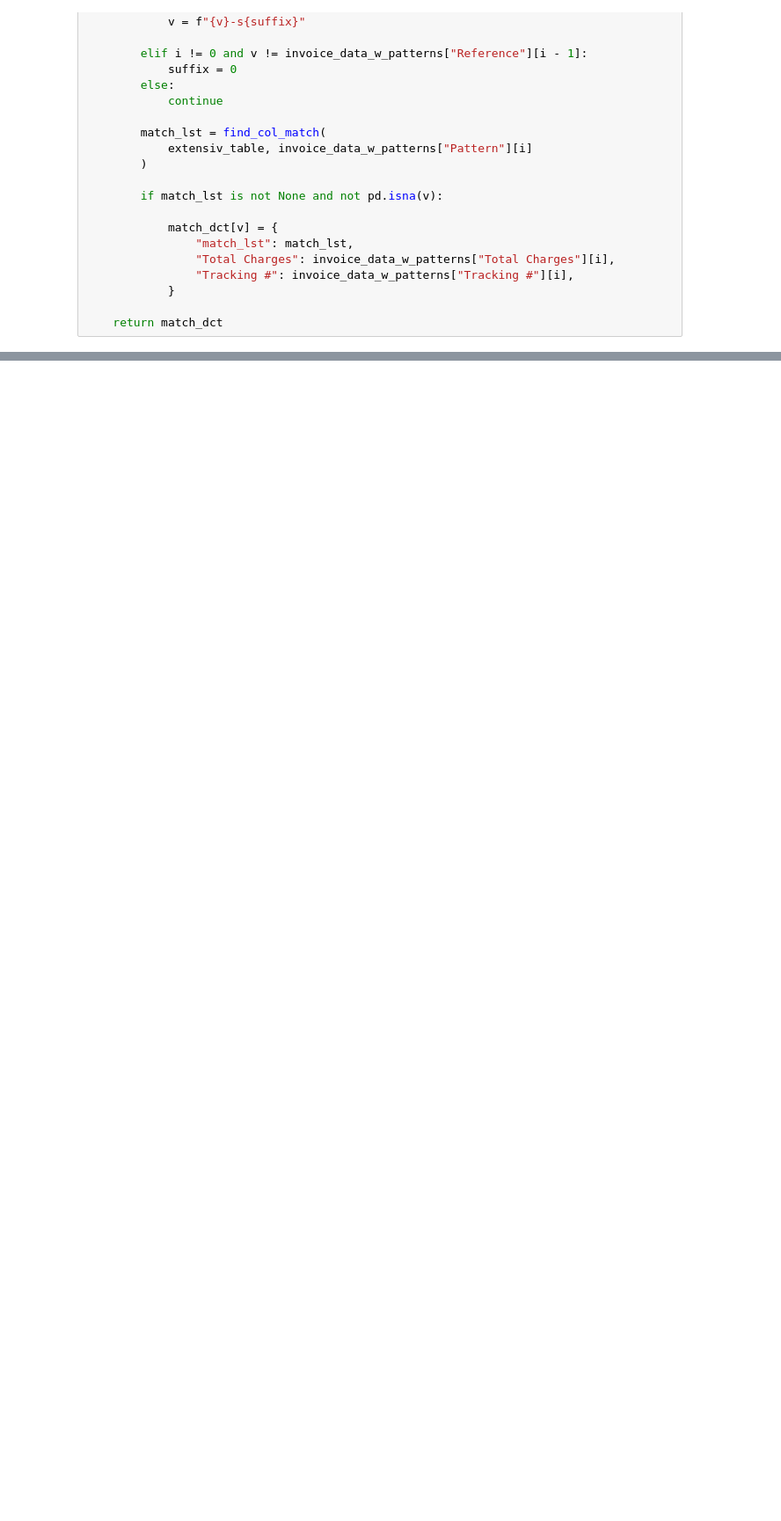
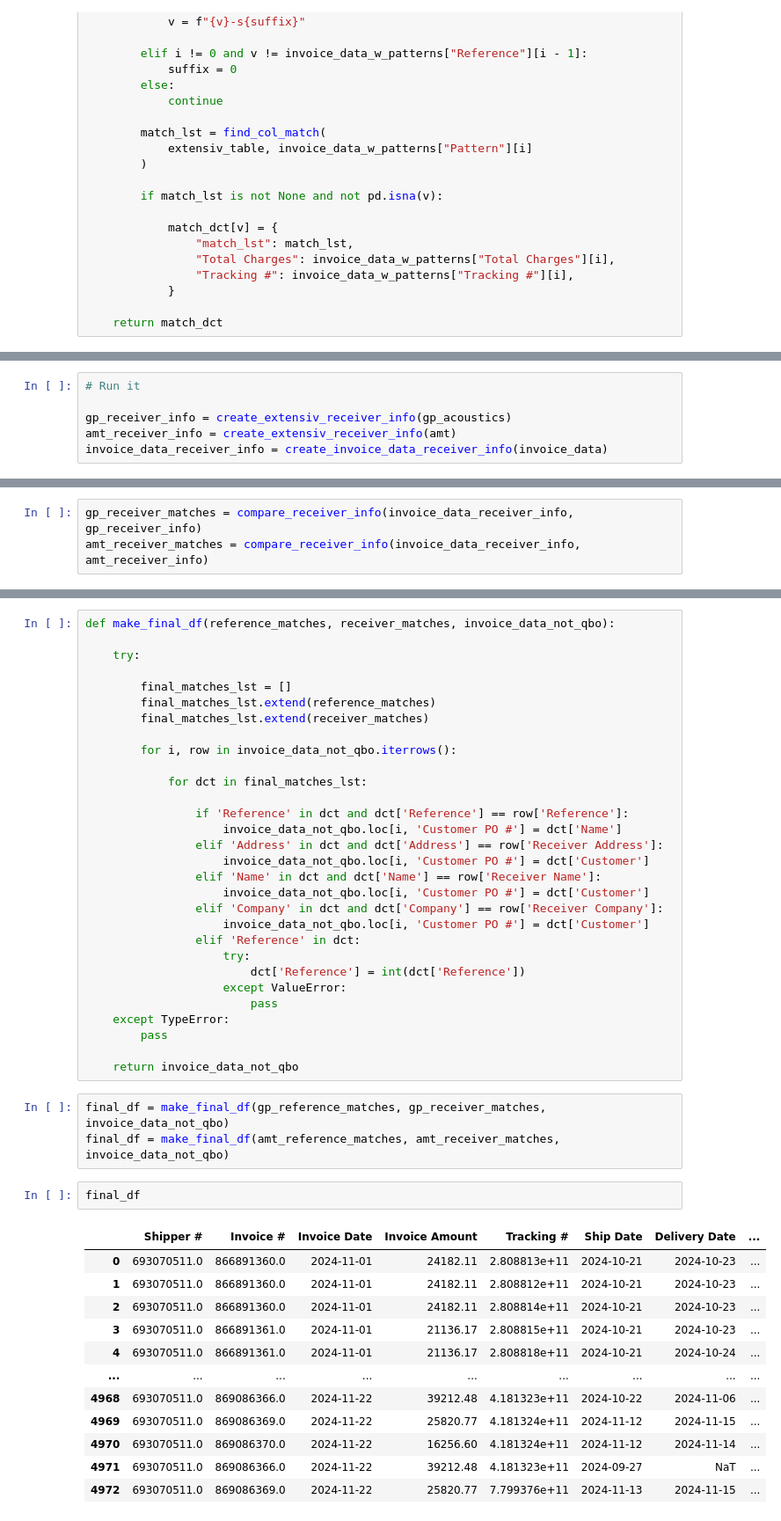
Before and after one commit to dsagher/Reconciliation-Project, a Jupyter notebook: py_files/pbi.ipynb, the cells around one changed output, grey strips where cells are left out. Shown at 88% size. Drawn from its saved outputs; the diff is of its cells as text; blank space fills up the shorter version.

```diff
--- a/py_files/pbi.ipynb
+++ b/py_files/pbi.ipynb
@@ -248,0 +335,6 @@ gp_reference_matches
+# %%
+# Run it
+
+gp_receiver_info = create_extensiv_receiver_info(gp_acoustics)
+amt_receiver_info = create_extensiv_receiver_info(amt)
+invoice_data_receiver_info = create_invoice_data_receiver_info(invoice_data)
@@ -248,0 +374,3 @@ gp_reference_matches
+# %%
+gp_receiver_matches = compare_receiver_info(invoice_data_receiver_info, gp_receiver_info)
+amt_receiver_matches = compare_receiver_info(invoice_data_receiver_info, amt_receiver_info)
@@ -248,0 +399,48 @@ gp_reference_matches
+# %%
+def make_final_df(reference_matches, receiver_matches, invoice_data_not_qbo):
+
+    try:
+
+        final_matches_lst = []
+        final_matches_lst.extend(reference_matches)
+        final_matches_lst.extend(receiver_matches)
+
+        for i, row in invoice_data_not_qbo.iterrows():
+
+            for dct in final_matches_lst:
+
+                if 'Reference' in dct and dct['Reference'] == row['Reference']:
+                    invoice_data_not_qbo.loc[i, 'Customer PO #'] = dct['Name']
+                elif 'Address' in dct and dct['Address'] == row['Receiver Address']:
+                    invoice_data_not_qbo.loc[i, 'Customer PO #'] = dct['Customer']
+                elif 'Name' in dct and dct['Name'] == row['Receiver Name']:
+                    invoice_data_not_qbo.loc[i, 'Customer PO #'] = dct['Customer']
+                elif 'Company' in dct and dct['Company'] == row['Receiver Company']:
+                    invoice_data_not_qbo.loc[i, 'Customer PO #'] = dct['Customer']
+                elif 'Reference' in dct:
+                    try:
+                        dct['Reference'] = int(dct['Reference'])
+                    except ValueError:
+                        pass
+    except TypeError:
+        pass
+
+    return invoice_data_not_qbo
+# %%
+final_df = make_final_df(gp_reference_matches, gp_receiver_matches, invoice_data_not_qbo)
+final_df = make_final_df(amt_reference_matches, amt_receiver_matches, invoice_data_not_qbo)
+# %%
+final_df
+# %% [output]
+|  | Shipper # | Invoice # | Invoice Date | Invoice Amount | Tracking # | Ship Date | Delivery Date | ... |
+| 0 | 693070511.0 | 866891360.0 | 2024-11-01 | 24182.11 | 2.808813e+11 | 2024-10-21 | 2024-10-23 | ... |
+| 1 | 693070511.0 | 866891360.0 | 2024-11-01 | 24182.11 | 2.808812e+11 | 2024-10-21 | 2024-10-23 | ... |
+| 2 | 693070511.0 | 866891360.0 | 2024-11-01 | 24182.11 | 2.808814e+11 | 2024-10-21 | 2024-10-23 | ... |
+| 3 | 693070511.0 | 866891361.0 | 2024-11-01 | 21136.17 | 2.808815e+11 | 2024-10-21 | 2024-10-23 | ... |
+| 4 | 693070511.0 | 866891361.0 | 2024-11-01 | 21136.17 | 2.808818e+11 | 2024-10-21 | 2024-10-24 | ... |
+| ... | ... | ... | ... | ... | ... | ... | ... | ... |
+| 4968 | 693070511.0 | 869086366.0 | 2024-11-22 | 39212.48 | 4.181323e+11 | 2024-10-22 | 2024-11-06 | ... |
+| 4969 | 693070511.0 | 869086369.0 | 2024-11-22 | 25820.77 | 4.181324e+11 | 2024-11-12 | 2024-11-15 | ... |
+| 4970 | 693070511.0 | 869086370.0 | 2024-11-22 | 16256.60 | 4.181324e+11 | 2024-11-12 | 2024-11-14 | ... |
+| 4971 | 693070511.0 | 869086366.0 | 2024-11-22 | 39212.48 | 4.181323e+11 | 2024-09-27 | NaT | ... |
+| 4972 | 693070511.0 | 869086369.0 | 2024-11-22 | 25820.77 | 7.799376e+11 | 2024-11-13 | 2024-11-15 | ... |
```
Also changed, not shown: parts of 31 cells of this notebook, 3 other files.
